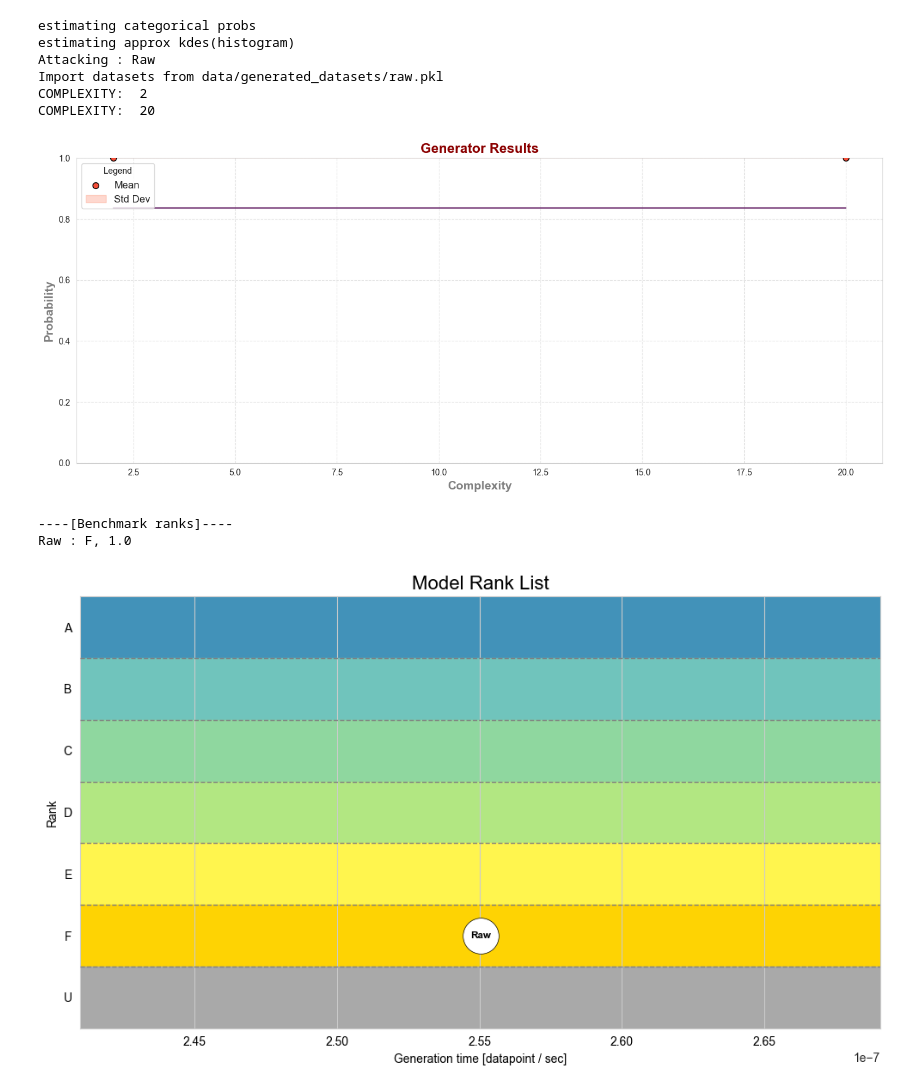
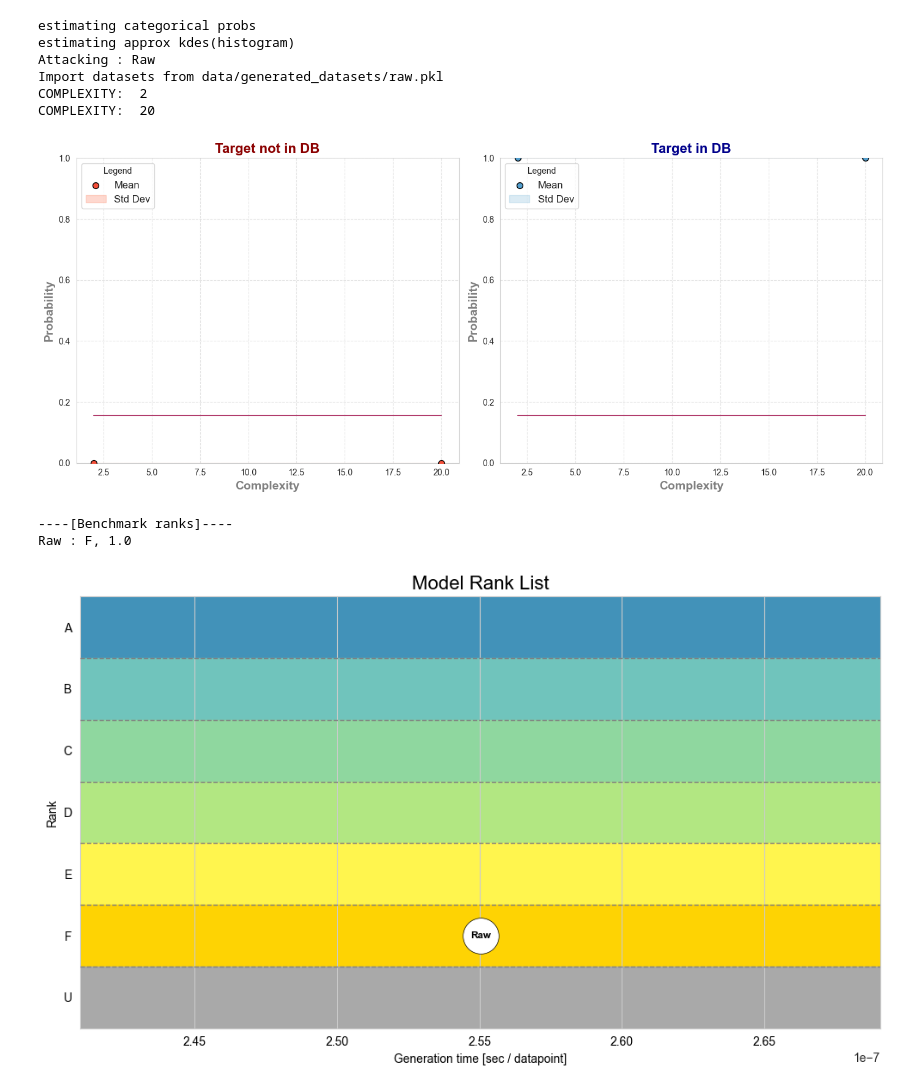
Before and after one commit to ArthGV/Benchmarking-of-Tabular-Synthetic-Data-Generation, a Jupyter notebook: privacy/run_pipeline.ipynb, the cells around one changed output. Cells and saved outputs as stored; diff of their text form; code cells hidden in the pictures.

```diff
--- a/privacy/run_pipeline.ipynb
+++ b/privacy/run_pipeline.ipynb
@@ -8,28 +8,28 @@ from utils.benchmark_metric import AUCMetric
 # %%
 data = tapas.datasets.TabularDataset.read("data/dummy")
 target_record = data.get_records([0])
 data.drop_records([0], in_place=True)
 attack = MyAttack(100, features=RandomTargetedQueryFeature(target_record,4,1))
 
 #gen = ReprosynGenerator(DS_PRIVBAYES, label="PrivBayes", epsilon=1.0)
 
 pipeline = BenchmarkPipeline(data, attack, [Raw()], target_record=target_record)
 benchmarking_metric = AUCMetric([0, 0.17, 0.33, 0.5, 0.67, 0.83])
 
 
 # just add the path to the folder where the generated data will be saved, the name of the file will be generated automatically
-pipeline.run([2,20], 1, 2,  plot_style='single', benchmarking_metric=benchmarking_metric, imported_data_paths=[r'data/generated_datasets/raw.pkl'])
+pipeline.run([2,20], 1, 2,  plot_style='double', benchmarking_metric=benchmarking_metric, imported_data_paths=[r'data/generated_datasets/raw.pkl'])
 
 # if you want to run the attack without generating data, just set generate=False and add the path to the folder where the generated data will be saved
 # pipeline.run_importing_data([2,4], 1, 2, imported_data_path="data/shadow_datasets_Raw_4.pkl")
 # %% [output]
 estimating categorical probs
 estimating approx kdes(histogram)
 Attacking : Raw
 Import datasets from data/generated_datasets/raw.pkl
 COMPLEXITY:  2
 COMPLEXITY:  20
-[figure, old version]
+[figure, new version]
 ----[Benchmark ranks]----
 Raw : F, 1.0
 [figure]
```
Also changed, not shown: 1 other file.
